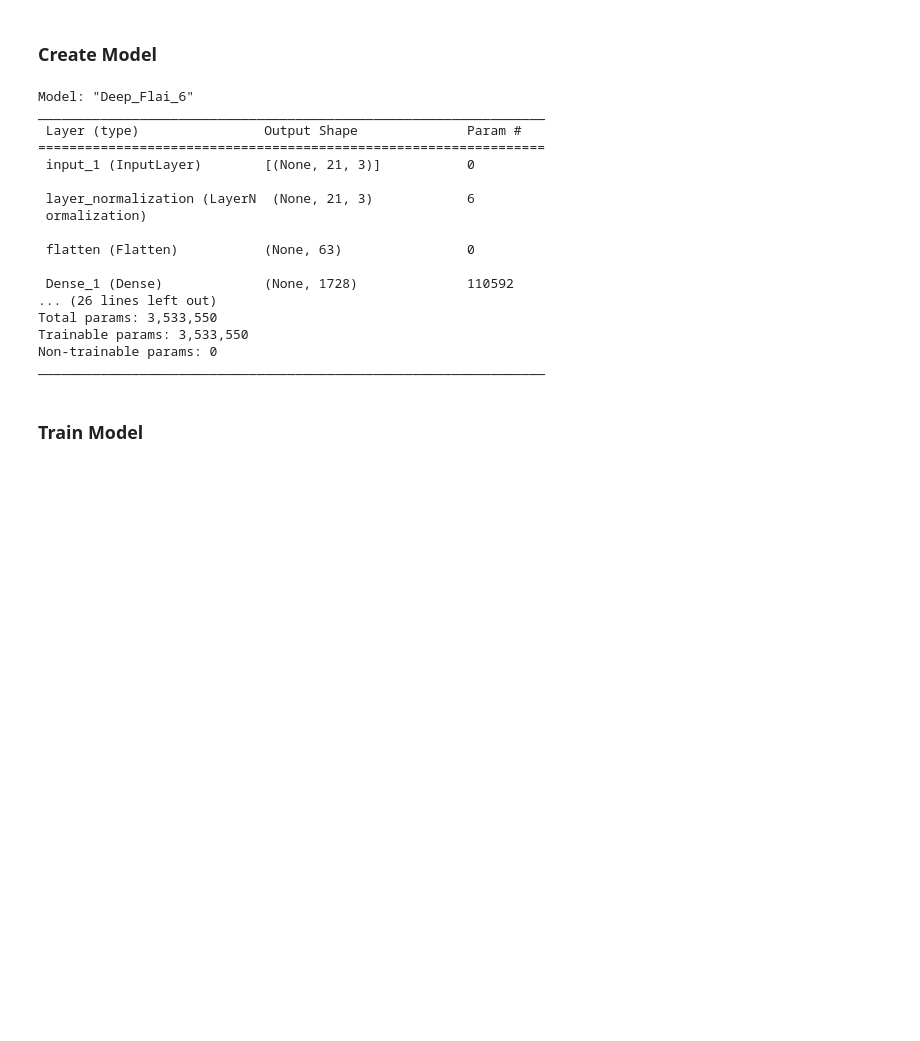
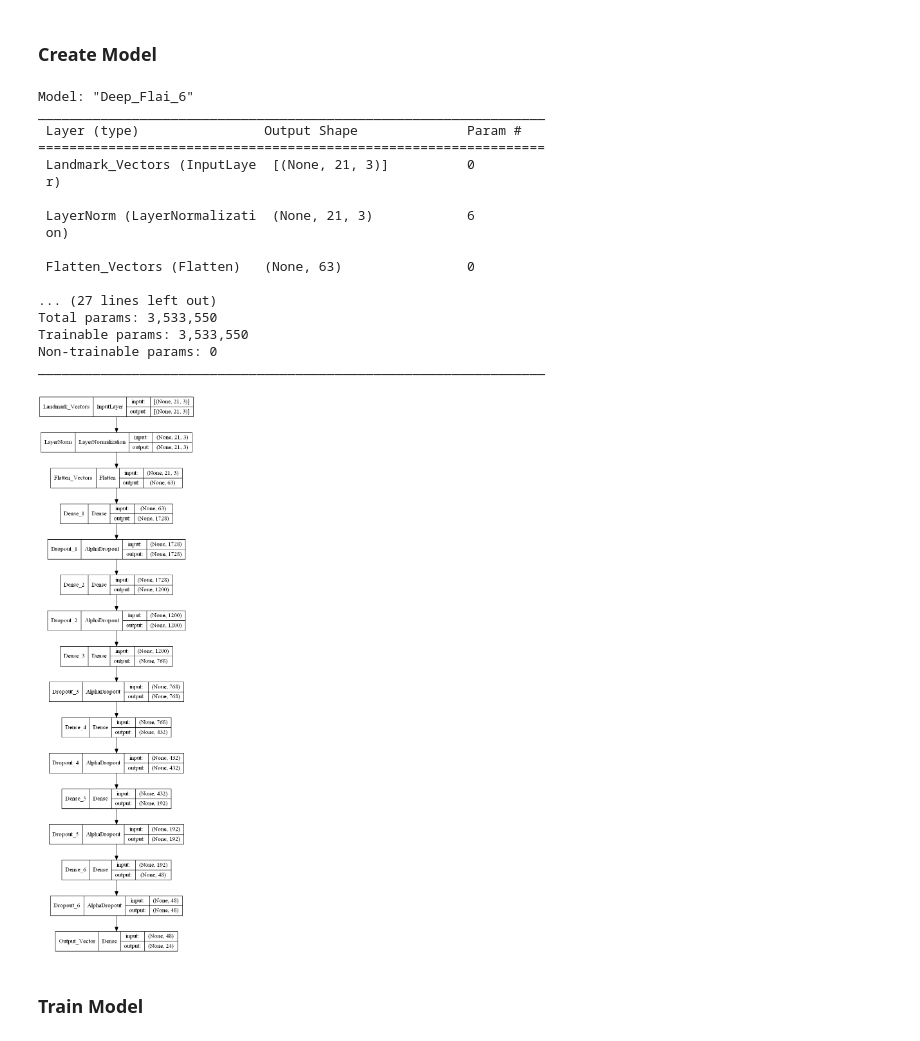
Before and after one commit to MoritzKronberger/FLAI, a Jupyter notebook: neural_net/flai_net/train_neural_net.ipynb, the cells around one changed output. Saved outputs shown, nothing was run; the diff lists cells and outputs as text; code cells hidden in the pictures; blank space fills up the shorter version.

Commit message:
Add model plot for FLAI_NET

```diff
--- a/neural_net/flai_net/train_neural_net.ipynb
+++ b/neural_net/flai_net/train_neural_net.ipynb
@@ -143,11 +143,11 @@ reduce_lr = ReduceLROnPlateau(monitor='val_acc',
 from tensorflow.keras import Input, Model
 from tensorflow.keras.layers import Dense, Flatten, AlphaDropout, LayerNormalization
 
-inputs = Input(shape=x_train[0].shape)
+inputs = Input(shape=x_train[0].shape, name='Landmark_Vectors')
 
-layerNorm = LayerNormalization()(inputs)
+layerNorm = LayerNormalization(name='LayerNorm')(inputs)
 
-flatten = Flatten()(layerNorm)
+flatten = Flatten(name='Flatten_Vectors')(layerNorm)
 
 dense_count = 6
 dense_base = 48
@@ -164,7 +164,7 @@ for i in range(dense_count):
     out = dense(out)
     out = a_dropout(out)
 
-outputs = Dense(y_train[0].shape[0], activation='softmax', name='output_dense')(out)
+outputs = Dense(y_train[0].shape[0], activation='softmax', name='Output_Vector')(out)
 model = Model(inputs=inputs, outputs=outputs, name="Deep_Flai_6")
 model.summary()
 # %% [output]
@@ -172,19 +172,24 @@ Model: "Deep_Flai_6"
 _________________________________________________________________
  Layer (type)                Output Shape              Param #
 =================================================================
- input_1 (InputLayer)        [(None, 21, 3)]           0
+ Landmark_Vectors (InputLaye  [(None, 21, 3)]          0
+ r)
 
- layer_normalization (LayerN  (None, 21, 3)            6
- ormalization)
+ LayerNorm (LayerNormalizati  (None, 21, 3)            6
+ on)
 
- flatten (Flatten)           (None, 63)                0
+ Flatten_Vectors (Flatten)   (None, 63)                0
 
- Dense_1 (Dense)             (None, 1728)              110592
-... (26 lines left out)
+... (27 lines left out)
 Total params: 3,533,550
 Trainable params: 3,533,550
 Non-trainable params: 0
 _________________________________________________________________
+# %%
+from tensorflow.keras.utils import plot_model
+plot_model(model, "flai_net.png", show_shapes=True)
+# %% [output]
+[figure, added]
 # %% [markdown]
 ### Train Model
 # %%
```
Also changed, not shown: 1 other file.
